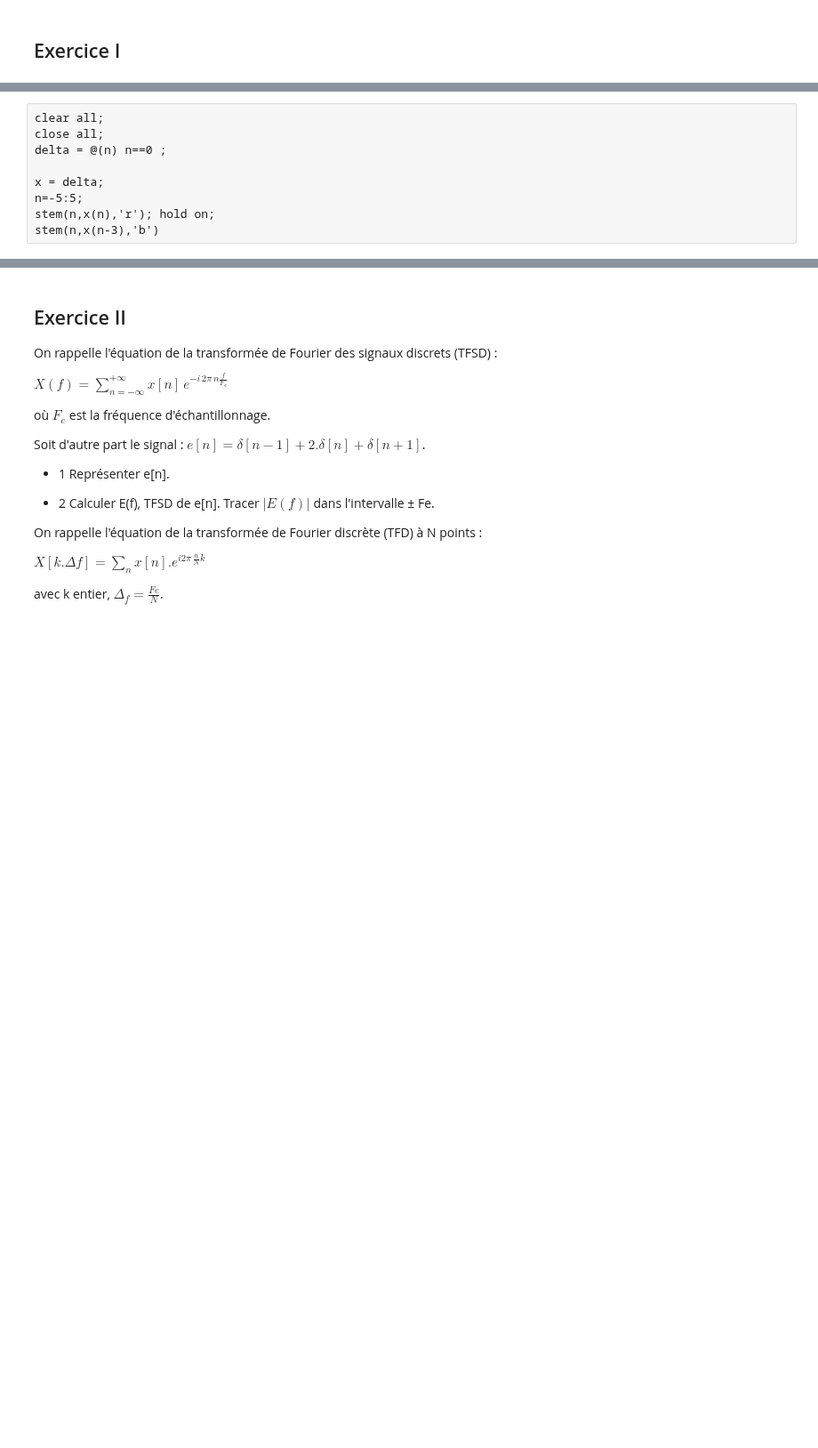
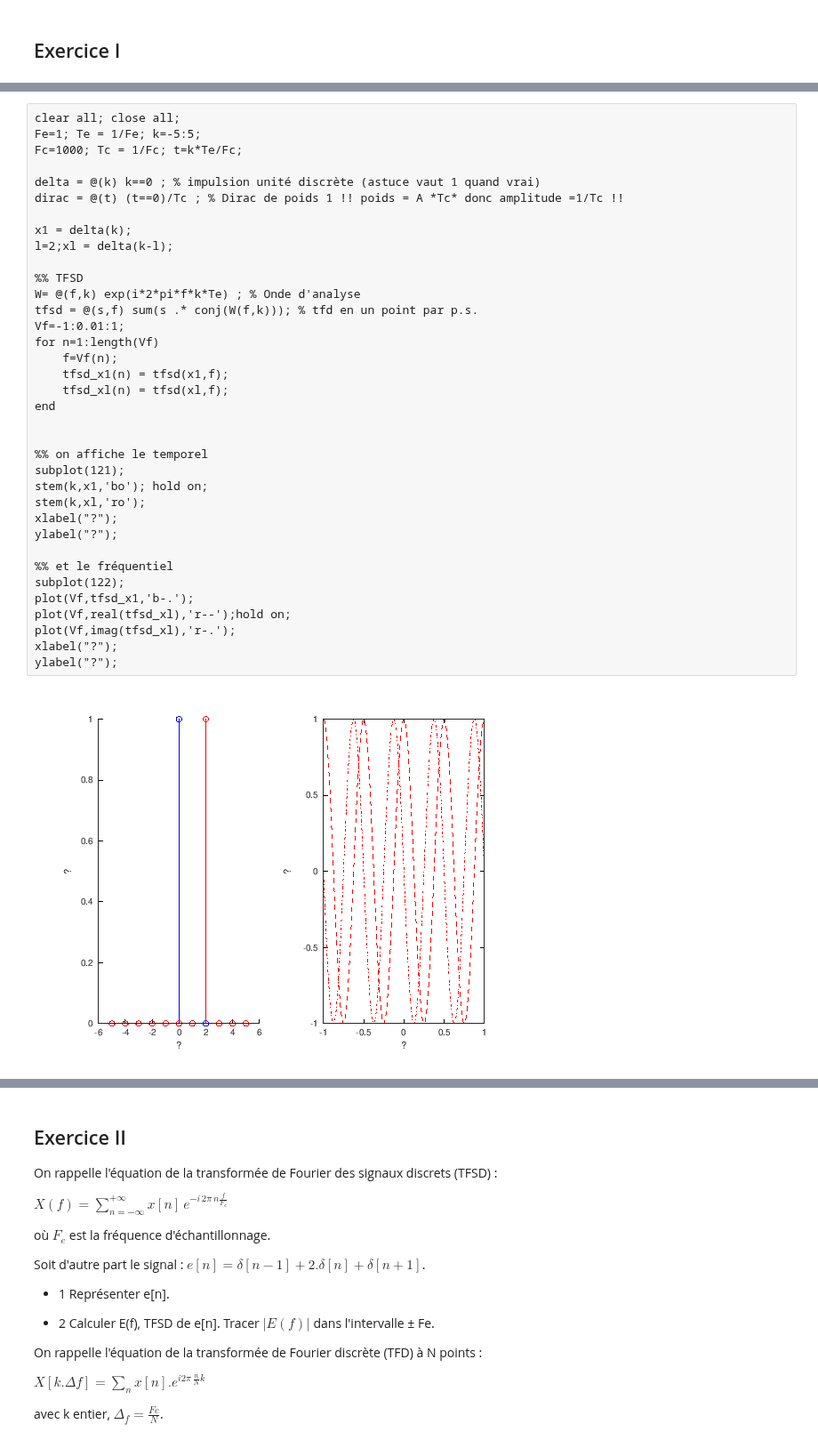
Before and after one commit to balaise31/Signal, a Jupyter notebook: discret/td/tfsd.ipynb, the cells around one changed output, grey strips where cells are left out. Shown at 89% size. Saved outputs shown, nothing was run; the diff lists cells and outputs as text; blank space fills up the shorter version.

```diff
--- a/discret/td/tfsd.ipynb
+++ b/discret/td/tfsd.ipynb
@@ -11,9 +4,0 @@ Calculez la TFSD des signaux suivants :
-# %%
-clear all;
-close all;
-delta = @(n) n==0 ;
-
-x = delta;
-n=-5:5;
-stem(n,x(n),'r'); hold on;
-stem(n,x(n-3),'b')
@@ -21,0 +22,38 @@ stem(n,x(n-3),'b')
+# %%
+clear all; close all;
+Fe=1; Te = 1/Fe; k=-5:5;
+Fc=1000; Tc = 1/Fc; t=k*Te/Fc;
+
+delta = @(k) k==0 ; % impulsion unité discrète (astuce vaut 1 quand vrai)
+dirac = @(t) (t==0)/Tc ; % Dirac de poids 1 !! poids = A *Tc* donc amplitude =1/Tc !!
+
+x1 = delta(k);
+l=2;xl = delta(k-l);
+
+%% TFSD
+W= @(f,k) exp(i*2*pi*f*k*Te) ; % Onde d'analyse
+tfsd = @(s,f) sum(s .* conj(W(f,k))); % tfd en un point par p.s.
+Vf=-1:0.01:1;
+for n=1:length(Vf)
+    f=Vf(n);
+    tfsd_x1(n) = tfsd(x1,f);
+    tfsd_xl(n) = tfsd(xl,f);
+end
+
+
+%% on affiche le temporel
+subplot(121);
+stem(k,x1,'bo'); hold on;
+stem(k,xl,'ro');
+xlabel("?");
+ylabel("?");
+
+%% et le fréquentiel
+subplot(122);
+plot(Vf,tfsd_x1,'b-.');
+plot(Vf,real(tfsd_xl),'r--');hold on;
+plot(Vf,imag(tfsd_xl),'r-.');
+xlabel("?");
+ylabel("?");
+# %% [output]
+[figure, added]
```
Also changed, not shown: parts of 7 cells of this notebook, 1 other file.
